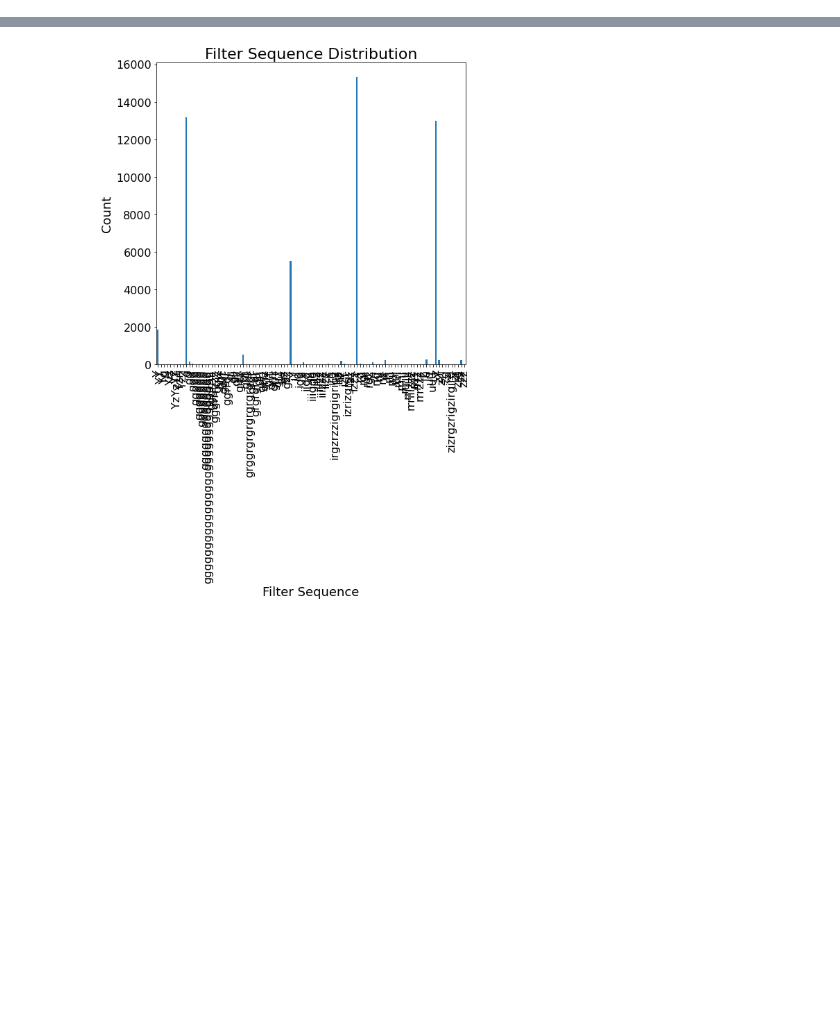
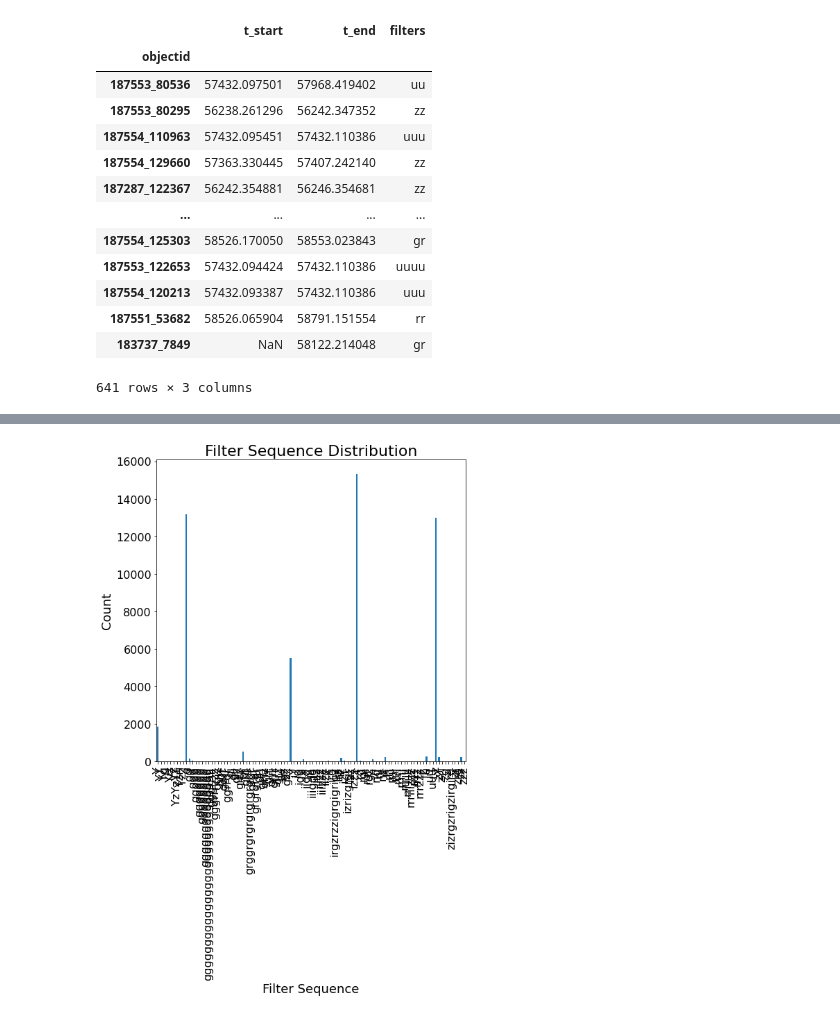
Before and after one commit to adriansh95/StringMicrolensing, a Jupyter notebook: analyze_nsc_lensing_candidates.ipynb, the cells around one changed output, grey strips where cells are left out. Drawn from its saved outputs; the diff is of its cells as text; code cells hidden in the pictures; blank space fills up the shorter version.

```diff
--- a/analyze_nsc_lensing_candidates.ipynb
+++ b/analyze_nsc_lensing_candidates.ipynb
@@ -26,0 +31,17 @@ results_df = pd.read_parquet("/dlusers/adriansh/work/analyses/results/strings/te
+# %%
+results_df
+# %% [output]
+|  | t_start | t_end | filters |
+| objectid |  |  |  |
+| 187553_80536 | 57432.097501 | 57968.419402 | uu |
+| 187553_80295 | 56238.261296 | 56242.347352 | zz |
+| 187554_110963 | 57432.095451 | 57432.110386 | uuu |
+| 187554_129660 | 57363.330445 | 57407.242140 | zz |
+| 187287_122367 | 56242.354881 | 56246.354681 | zz |
+| ... | ... | ... | ... |
+| 187554_125303 | 58526.170050 | 58553.023843 | gr |
+| 187553_122653 | 57432.094424 | 57432.110386 | uuuu |
+| 187554_120213 | 57432.093387 | 57432.110386 | uuu |
+| 187551_53682 | 58526.065904 | 58791.151554 | rr |
+| 183737_7849 | NaN | 58122.214048 | gr |
+641 rows × 3 columns
```
Also changed, not shown: parts of 11 cells of this notebook.
